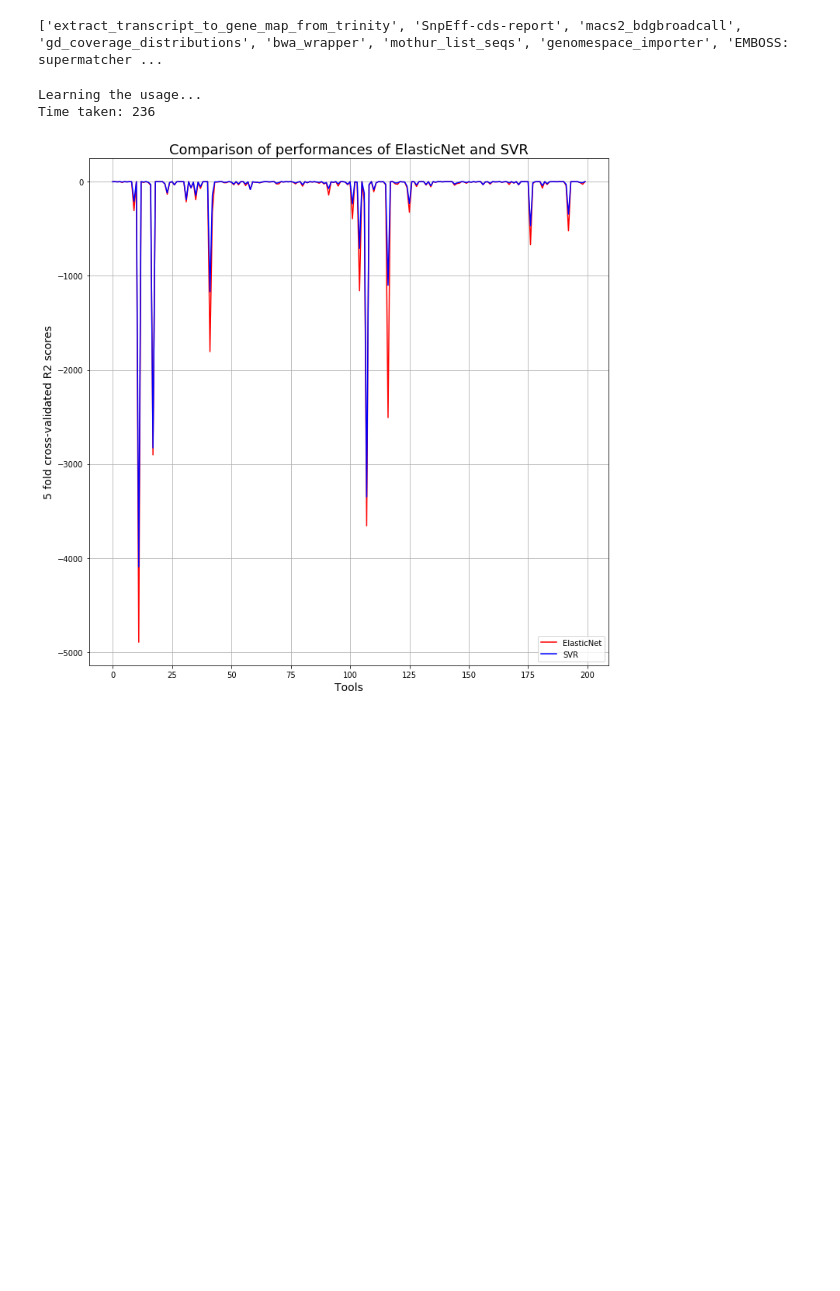
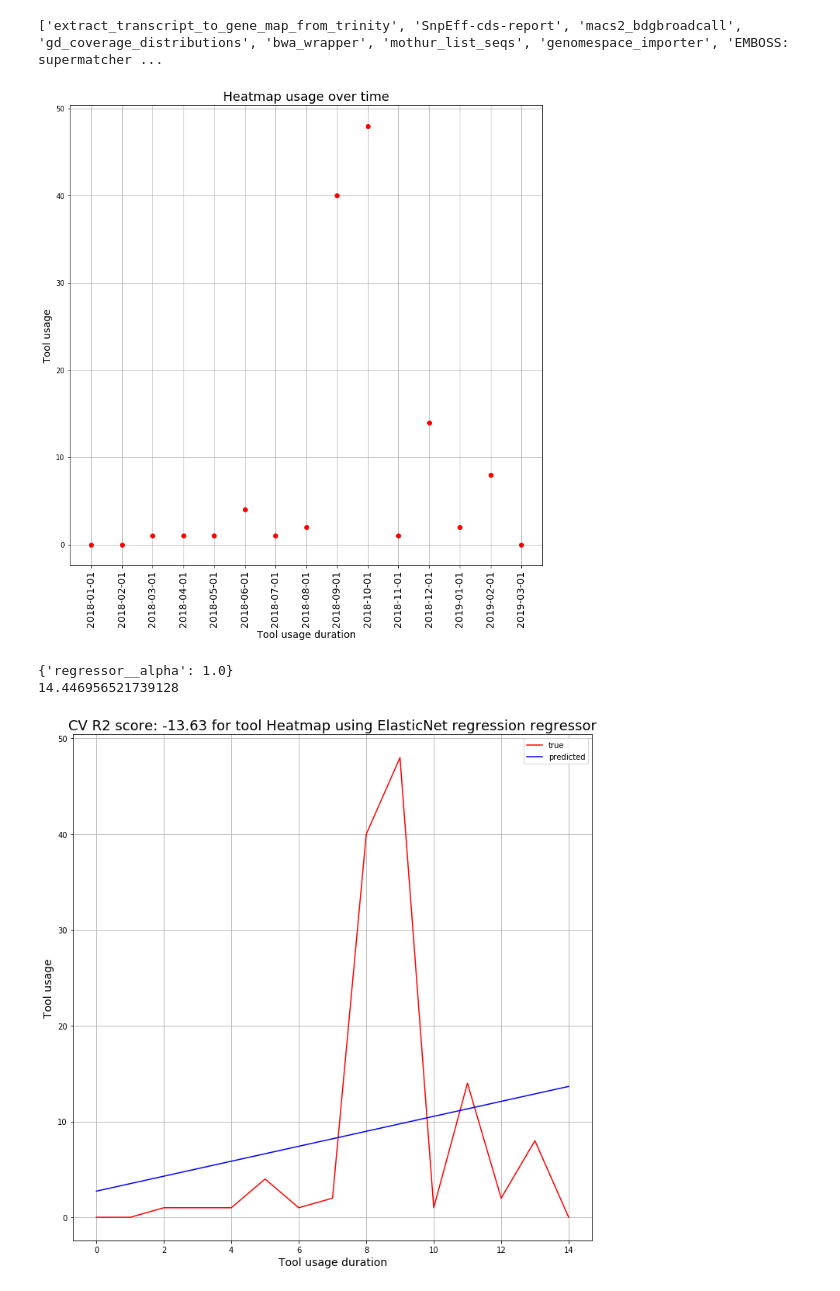
Before and after one commit to anuprulez/similar_galaxy_workflow, a Jupyter notebook: predict_tool_usage.ipynb, the cells around one changed output. Saved outputs shown, nothing was run; the diff lists cells and outputs as text; code cells hidden in the pictures; blank space fills up the shorter version.

Commit message:
Add SVR regressor

```diff
--- a/predict_tool_usage.ipynb
+++ b/predict_tool_usage.ipynb
@@ -74,7 +74,7 @@ def predict_curve(x_reshaped, y_reshaped, x_new, regressor):
     if regressor == 'lr':
         model = LinearRegression().fit(x_reshaped, y_reshaped)
     elif regressor == 'svr':
-        pipe = Pipeline(steps=[('regressor', SVR())])
+        pipe = Pipeline(steps=[('regressor', SVR(gamma='scale'))])
         param_grid = {
             'regressor__kernel': ['rbf', 'poly', 'linear'],
             'regressor__degree': [2, 3],
@@ -89,12 +89,12 @@ def predict_curve(x_reshaped, y_reshaped, x_new, regressor):
 
     search = GridSearchCV(pipe, param_grid, iid=False, cv=5, return_train_score=False, scoring='neg_mean_absolute_error', n_jobs=2, error_score=1)
     search.fit(x_reshaped, y_reshaped)
-    #print(search.best_params_)
+    print(search.best_params_)
     model = search.best_estimator_
     future_pt = [x_reshaped[-1][0] + 1]
     future_pt = np.reshape(future_pt, (1, 1))
     future_pred = model.predict(future_pt)
-    #print(future_pred[0])
+    print(future_pred[0])
     return model.predict(x_new), search.best_score_
 
 def plot_predictions(true, predictions, tool_name, regressor, score):
@@ -135,45 +135,49 @@ def plot_hist(tool_name):
     x_reshaped = x_pos.reshape(len(x_pos), 1)
     y_reshaped = np.reshape(y_val, (len(x_pos), 1))
 
-    #predictions_en, score_en = predict_curve(x_reshaped, y_reshaped, x_reshaped, 'en')
-    #predictions_svr, score_svr = predict_curve(x_reshaped, y_reshaped, x_reshaped, 'svr')
-    #plot_predictions(y_reshaped, predictions_en, tool_name, 'ElasticNet regression', score_en)
-    #plot_predictions(y_reshaped, predictions_svr, tool_name, 'SVR', score_svr)
+    predictions_en, score_en = predict_curve(x_reshaped, y_reshaped, x_reshaped, 'en')
+    plot_predictions(y_reshaped, predictions_en, tool_name, 'ElasticNet regression', score_en)
+
+    predictions_svr, score_svr = predict_curve(x_reshaped, y_reshaped, x_reshaped, 'svr')
+    plot_predictions(y_reshaped, predictions_svr, tool_name, 'SVR', score_svr)
+
+plot_hist('Heatmap')
 
 # get performance of linear regressor and svr
-s_time = time.time()
+'''s_time = time.time()
 print('Learning the usage...')
 r2_en = list()
 r2_svr = list()
 trunc_tool_list = tool_list[:200]
 for tool_name in trunc_tool_list:
     y_val = []
     x_val = []
     tool_data = tool_usage_dict[tool_name]
     for x, y in tool_data.items():
         x_val.append(x)
         y_val.append(y)
     x_pos = np.arange(len(x_val))
     x_reshaped = x_pos.reshape(len(x_pos), 1)
     y_reshaped = np.reshape(y_val, (len(x_pos), 1))
     predictions_en, score_en = predict_curve(x_reshaped, y_reshaped, x_reshaped, 'en')
     predictions_svr, score_svr = predict_curve(x_reshaped, y_reshaped, x_reshaped, 'svr')
     r2_en.append(score_en)
     r2_svr.append(score_svr)
     #print("%s finished" % tool_name)
 e_time = time.time()
 print("Time taken: %d" % int(e_time - s_time))
 plt.figure(figsize=(12, 12))
 x_pos = np.arange(len(r2_en))
 plt.plot(x_pos, r2_en, 'r')
 plt.plot(x_pos, r2_svr, 'b')
 plt.xlabel('Tools', size=size_label)
 plt.ylabel('5 fold cross-validated R2 scores', size=size_label)
 plt.title(('Comparison of performances of ElasticNet and SVR'), size=size_title)
 plt.legend(['ElasticNet', 'SVR'])
 plt.grid(True)
-plt.show()
+plt.show()'''
 # %% [output]
+[figure, new version]
-Learning the usage...
-Time taken: 236
+{'regressor__alpha': 1.0}
+14.446956521739128
-[figure, old version]
+[figure, added]
```
Also changed, not shown: parts of 1 cell of this notebook, 2 other files.
